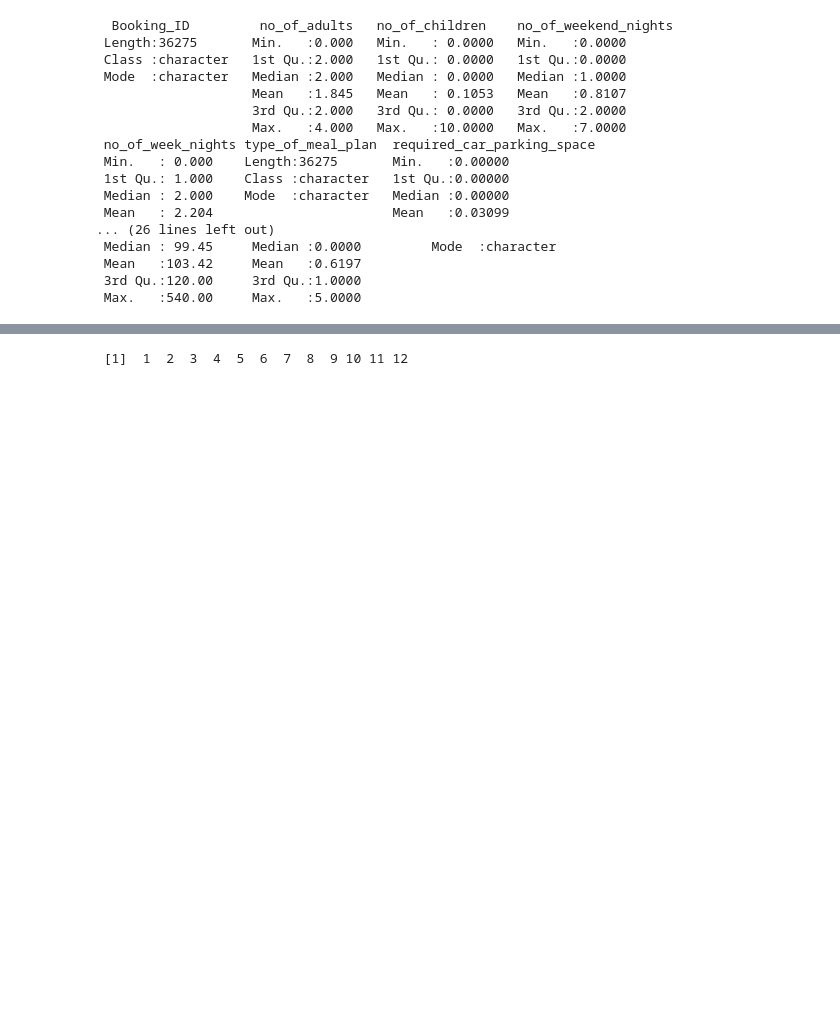
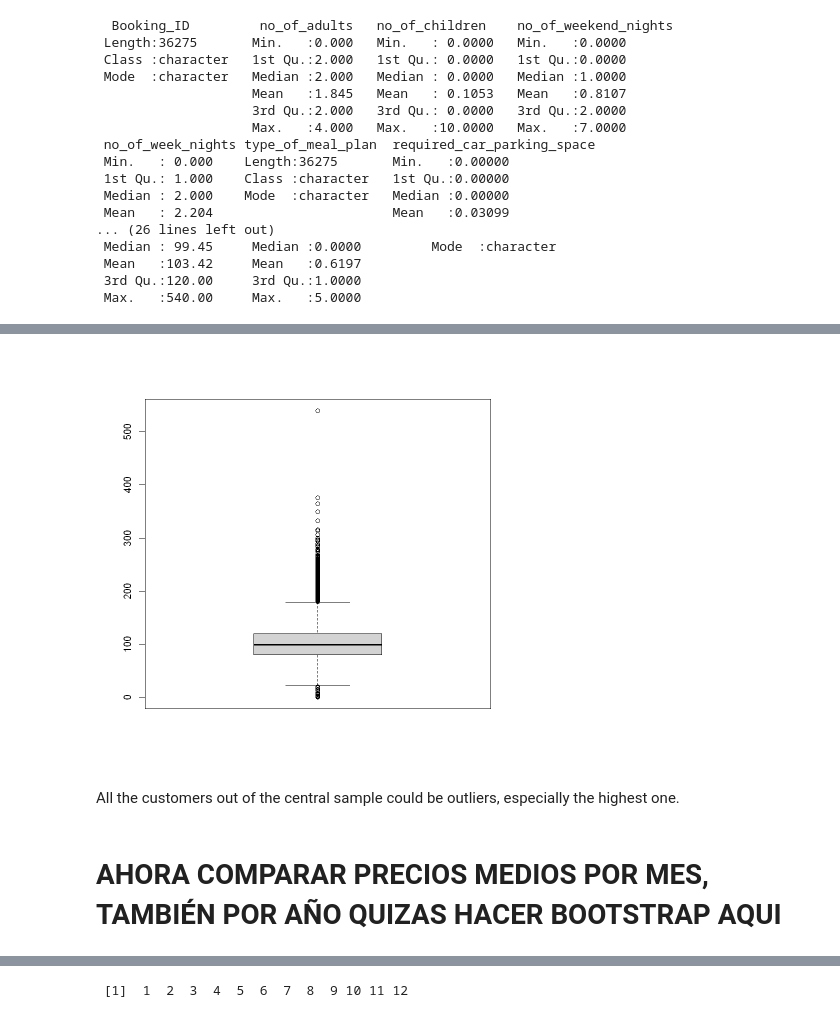
Before and after one commit to mgp165/trabajo_tema1, a Jupyter notebook: trabajo.ipynb, the cells around one changed output, grey strips where cells are left out. Saved outputs shown, nothing was run; the diff lists cells and outputs as text; code cells hidden in the pictures; blank space fills up the shorter version.

```diff
--- a/trabajo.ipynb
+++ b/trabajo.ipynb
@@ -144,0 +189,8 @@ unique(data$booking_status)
+# %%
+boxplot(data$avg_price_per_room)
+# %% [output]
+[figure, added]
+# %% [markdown]
+All the customers out of the central sample could be outliers, especially the highest one.
+# %% [markdown]
+# AHORA COMPARAR PRECIOS MEDIOS POR MES, TAMBIÉN POR AÑO QUIZAS HACER BOOTSTRAP AQUI
```
Also changed, not shown: parts of 17 cells of this notebook.
